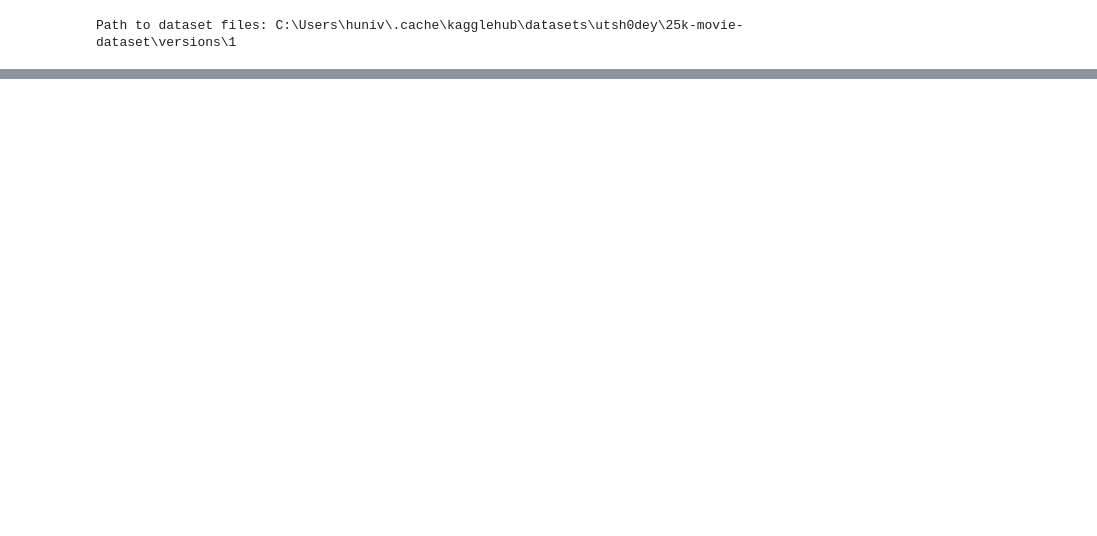
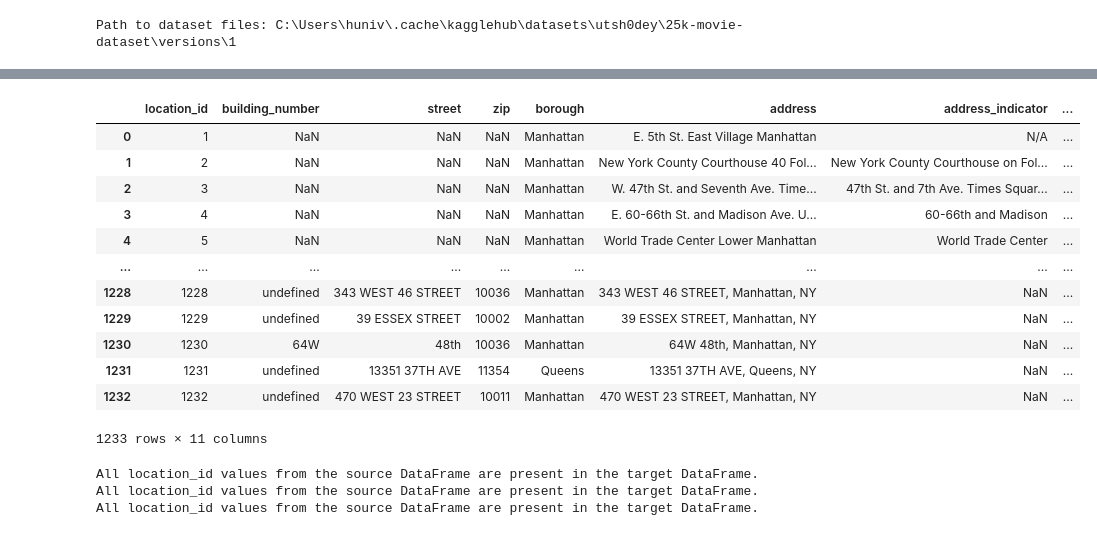
Before and after one commit to VictorHueni/food-and-the-city, a Jupyter notebook: data-analysis.ipynb, the cells around one changed output, grey strips where cells are left out. Saved outputs shown, nothing was run; the diff lists cells and outputs as text; code cells hidden in the pictures; blank space fills up the shorter version.

```diff
--- a/data-analysis.ipynb
+++ b/data-analysis.ipynb
@@ -476,7 +449,4 @@ df_movies_cleaned.head()
 # %%
-import re
-import uuid
-
 def clean_location_text(location_text):
     """
     Clean the Location Display Text field by removing HTML tags, extra spaces, and newlines.
@@ -515,7 +485,7 @@ def process_filming_locations(df):
            - df_filming_locations_movies: Contains location details.
    """
     # Step 1: Add a unique identifier for each row
-    df['filming_locations_id'] = [str(uuid.uuid4()) for _ in range(len(df))]
+    df['location_id'] = range(1, len(df) + 1) #[str(uuid.uuid4()) for _ in range(len(df))]
 
     # Step 2: Rename 'IMDB LINK' to 'imdb_id' and extract the ID from the URL
     df = df.rename(columns={'IMDB LINK': 'imdb_id'})
@@ -534,14 +504,21 @@ def process_filming_locations(df):
     # Step 4: Clean the Location Display Text field
     df['Client or book location indicator'] = df['Client or book location indicator'].apply(clean_location_text)
 
+
+    df.columns = df.columns.str.lower()
+    df = df.rename(columns={
+        'movie title': 'title',
+        'location display text': 'address',
+        'client or book location indicator': 'address_indicator'
+    })
+
     # Step 5: Create df_filming_locations
-    df_filming_locations = df[['filming_locations_id', 'Client or book location indicator', 'Director/Filmmaker Name', 'director_imdb_id']].copy()
+    #df_filming_locations = df[['filming_locations_id', 'Director/Filmmaker Name', 'director_imdb_id']].copy()
+    df_locations = df[['location_id', 'address', 'address_indicator', 'latitude',
+                               'longitude', 'borough', 'neighborhood']].copy()
 
     # Step 6: Create df_filming_locations_movies
-    df_filming_locations_movies = df[['filming_locations_id', 'imdb_id']].copy()
+    df_locations_movies = df[['location_id', 'imdb_id']].copy()
 
-    df_locations = df[['filming_locations_id', 'Location Display Text', 'LATITUDE',
-                                      'LONGITUDE', 'Borough', 'Neighborhood']].copy()
-
-    return df_filming_locations, df_filming_locations_movies, df_locations
+    return df_locations, df_locations_movies
 # %%
@@ -587,0 +642,49 @@ These imdb_id values are missing in df_movies_cleaned: {'tt0226935', 'tt0070121'
+# %%
+# Display the unified locations dataframe
+df_unified_locations
+# %% [output]
+|  | location_id | building_number | street | zip | borough | address | address_indicator | ... |
+| 0 | 1 | NaN | NaN | NaN | Manhattan | E. 5th St. East Village Manhattan | N/A | ... |
+| 1 | 2 | NaN | NaN | NaN | Manhattan | New York County Courthouse 40 Fol... | New York County Courthouse on Fol... | ... |
+| 2 | 3 | NaN | NaN | NaN | Manhattan | W. 47th St. and Seventh Ave. Time... | 47th St. and 7th Ave. Times Squar... | ... |
+| 3 | 4 | NaN | NaN | NaN | Manhattan | E. 60-66th St. and Madison Ave. U... | 60-66th and Madison | ... |
+| 4 | 5 | NaN | NaN | NaN | Manhattan | World Trade Center Lower Manhattan | World Trade Center | ... |
+| ... | ... | ... | ... | ... | ... | ... | ... | ... |
+| 1228 | 1228 | undefined | 343 WEST 46 STREET | 10036 | Manhattan | 343 WEST 46 STREET, Manhattan, NY | NaN | ... |
+| 1229 | 1229 | undefined | 39 ESSEX STREET | 10002 | Manhattan | 39 ESSEX STREET, Manhattan, NY | NaN | ... |
+| 1230 | 1230 | 64W | 48th | 10036 | Manhattan | 64W 48th, Manhattan, NY | NaN | ... |
+| 1231 | 1231 | undefined | 13351 37TH AVE | 11354 | Queens | 13351 37TH AVE, Queens, NY | NaN | ... |
+| 1232 | 1232 | undefined | 470 WEST 23 STREET | 10011 | Manhattan | 470 WEST 23 STREET, Manhattan, NY | NaN | ... |
+1233 rows × 11 columns
+# %%
+def check_missing_ids(source_df, target_df, column_name):
+    """
+    Check if all values in the specified column of the source DataFrame are present in the target DataFrame.
+
+    Parameters:
+        source_df (pd.DataFrame): The DataFrame containing the source column to check.
+        target_df (pd.DataFrame): The DataFrame where the values should be found.
+        column_name (str): The name of the column to check.
+
+    Returns:
+        None: Prints the result of the check.
+    """
+    # Find missing IDs
+    missing_ids = set(source_df[column_name]) - set(target_df[column_name])
+
+    # Print results
+    if missing_ids:
+        print(f"Count of missing {column_name}: {len(missing_ids)}")
+        print(f"These {column_name} values are missing: {missing_ids}")
+    else:
+        print(f"All {column_name} values from the source DataFrame are present in the target DataFrame.")
+
+# Check for missing location IDs in filming locations
+check_missing_ids(df_locations_m, df_unified_locations, 'location_id')
+# Check for missing location IDs in restaurant locations
+check_missing_ids(df_locations_r, df_unified_locations, 'location_id')
+check_missing_ids(df_restaurants, df_locations_r, 'location_id')
+# %% [output]
+All location_id values from the source DataFrame are present in the target DataFrame.
+All location_id values from the source DataFrame are present in the target DataFrame.
+All location_id values from the source DataFrame are present in the target DataFrame.
```
Also changed, not shown: parts of 39 cells of this notebook, 2 other files.
